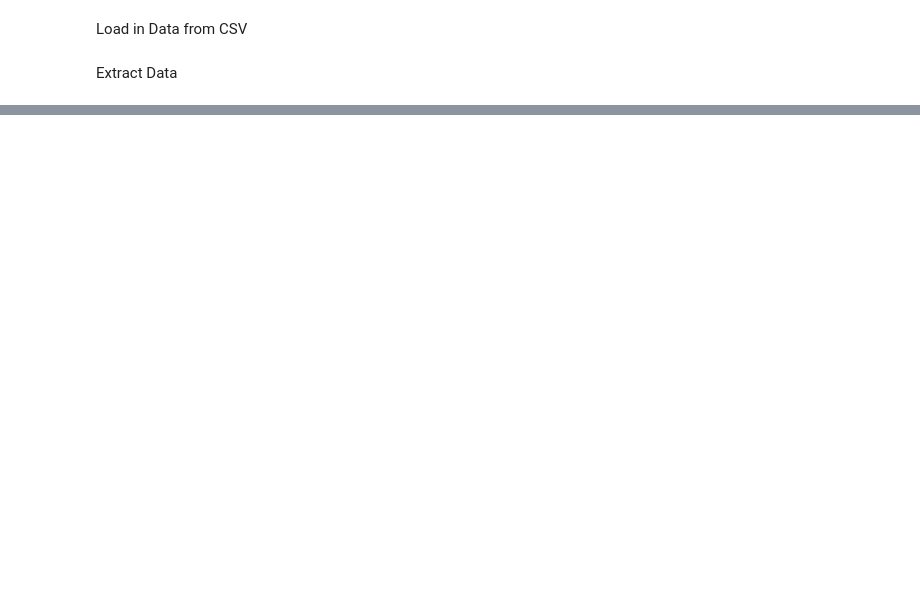
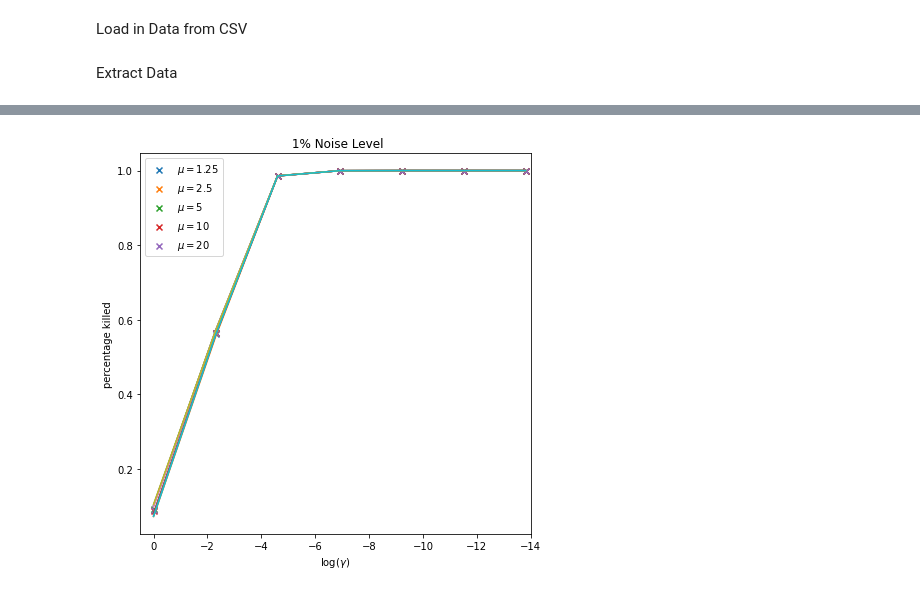
Before and after one commit to lukedtc/ADCC-Project, a Jupyter notebook: Notebooks/data_visualisation.ipynb, the cells around one changed output, grey strips where cells are left out. Cells and saved outputs as stored; diff of their text form; code cells hidden in the pictures; blank space fills up the shorter version.

```diff
--- a/Notebooks/data_visualisation.ipynb
+++ b/Notebooks/data_visualisation.ipynb
@@ -76,0 +73,23 @@ ax.set_xlim([0, -20])
+# %%
+mu_vals = [1.25, 2.5, 5, 10, 20]
+gamma_vals = [1, 1e-1, 1e-2, 1e-3, 1e-4, 1e-5, 1e-6]
+data_tinkerer = BasicModelDataVisualisation(mu_vals, gamma_vals, '/home/sabsr3/Rotations/ADCC/ADCC-Project/Notebooks/basic_model_synthetic_data.csv')
+# %%
+max_data, min_data, mean_data = data_tinkerer.calculate_kill_percentage(0.01)
+# %%
+fig, ax = plt.subplots(figsize=(7, 7))
+
+for i in range(len(mu_vals)):
+    ax.plot(np.log(gamma_vals), max_data[i])
+    ax.plot(np.log(gamma_vals), min_data[i])
+    ax.scatter(np.log(gamma_vals), mean_data[i], label = '$\mu =$' + str(mu_vals[i]), marker = 'x')
+    ax.set_xlabel('log($\gamma$)')
+    ax.set_ylabel('percentage killed')
+    ax.set_xlim([0.5, -14])
+    ax.set_title(' 1% Noise Level')
+    ax.legend()
+
+
+plt.show()
+# %% [output]
+[figure, added]
```
Also changed, not shown: parts of 9 cells of this notebook, 4 other files.
